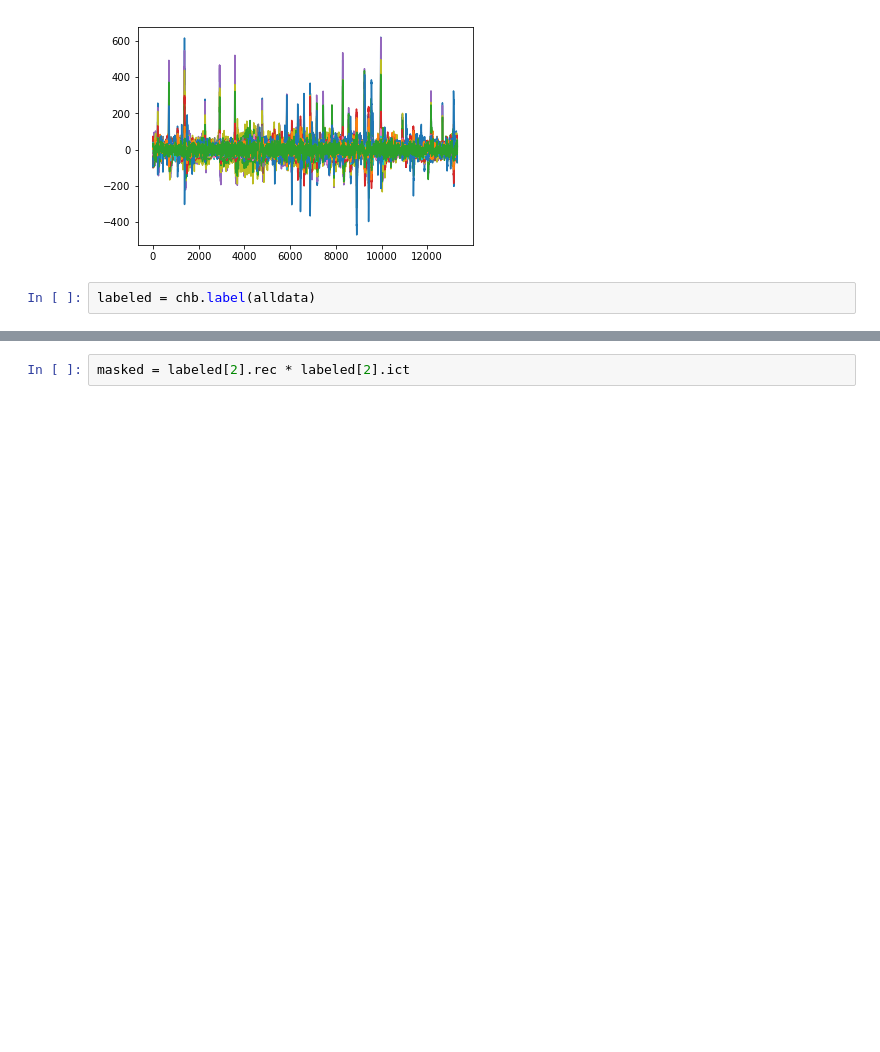
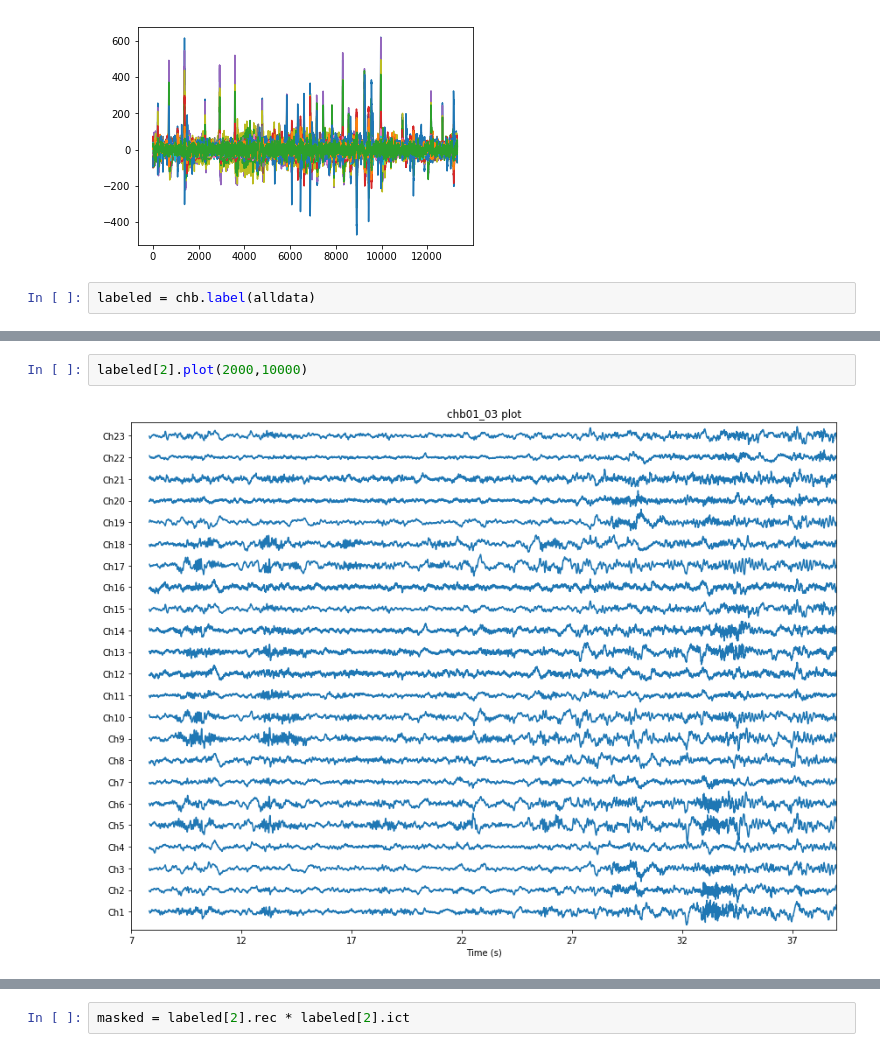
Before and after one commit to acellon/thesis, a Jupyter notebook: testdev.ipynb, the cells around one changed output, grey strips where cells are left out. Cells and saved outputs as stored; diff of their text form; blank space fills up the shorter version.

```diff
--- a/testdev.ipynb
+++ b/testdev.ipynb
@@ -27,0 +32,4 @@ labeled[2].plot(start=labeled[2].start[0], end=labeled[2].end[0])
+# %%
+labeled[2].plot(2000,10000)
+# %% [output]
+[figure, added]
```
Also changed, not shown: parts of 13 cells of this notebook, 1 other file.
